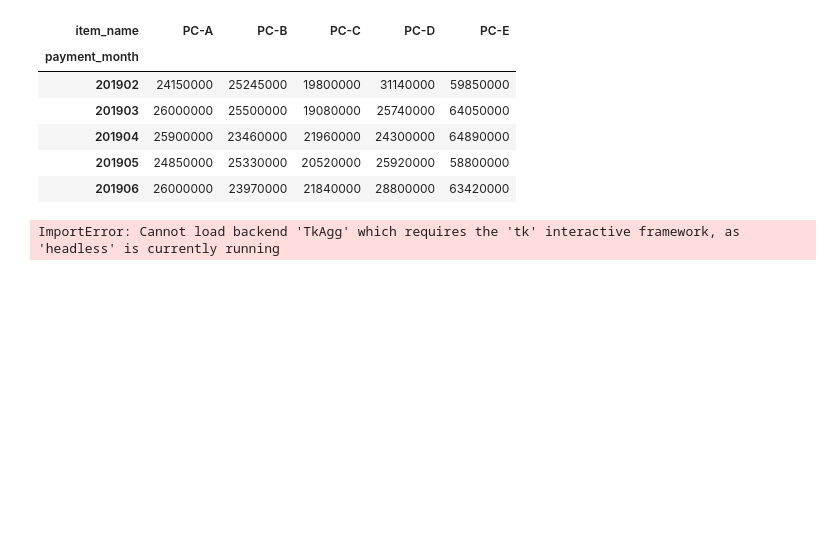
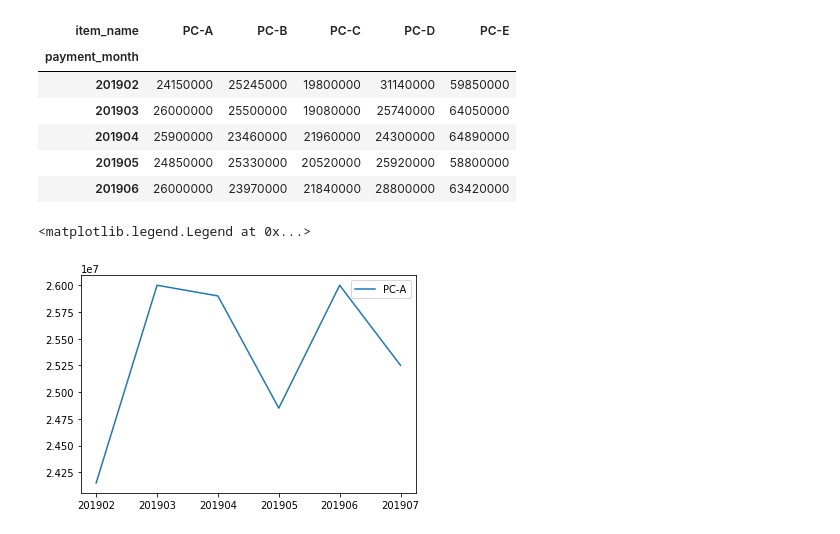
Before and after one commit to omtadashi/python100, a Jupyter notebook: sample_100knocks/サンプルコード_20200325/1章/1章_ウェブからの注文数を分析する１０本ノック.ipynb, the cells around one changed output. Drawn from its saved outputs; the diff is of its cells as text; code cells hidden in the pictures; blank space fills up the shorter version.

```diff
--- a/sample_100knocks/サンプルコード_20200325/1章/1章_ウェブからの注文数を分析する１０本ノック.ipynb
+++ b/sample_100knocks/サンプルコード_20200325/1章/1章_ウェブからの注文数を分析する１０本ノック.ipynb
@@ -246,9 +246,9 @@ grah_data.head()
 | 201906 | 26000000 | 23970000 | 21840000 | 28800000 | 63420000 |
 # %%
 import matplotlib as mpl
-mpl.use("TKAgg")
 import matplotlib.pyplot as plt
 plt.plot(list(grah_data.index), grah_data["PC-A"], label="PC-A")
 plt.legend()
 # %% [output]
-ImportError: Cannot load backend 'TkAgg' which requires the 'tk' interactive framework, as 'headless' is currently running
+<matplotlib.legend.Legend at 0x...>
+[figure, added]
```
